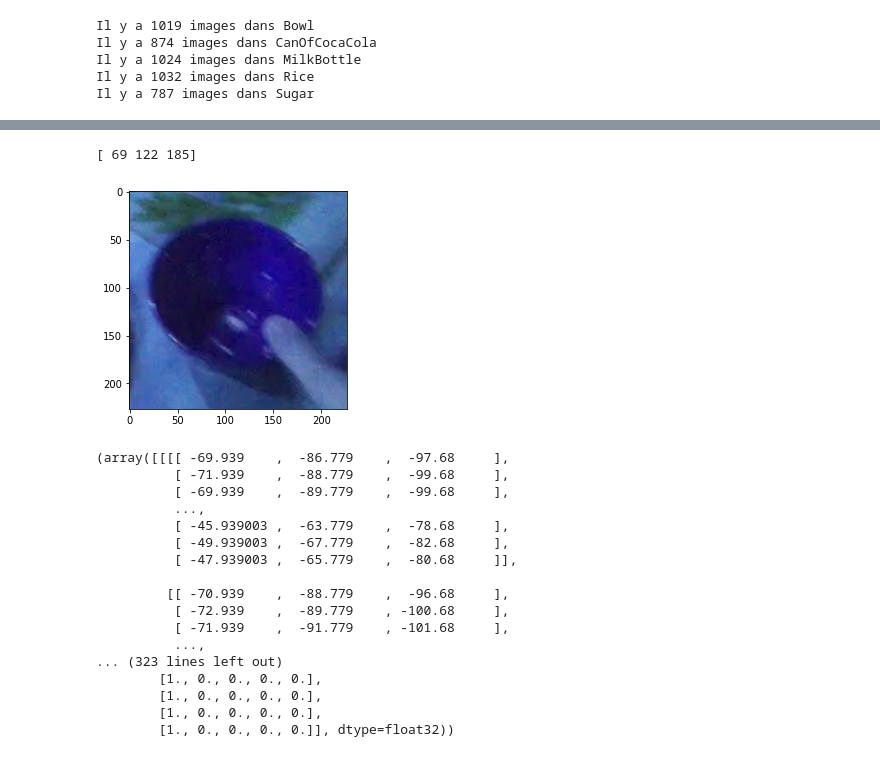
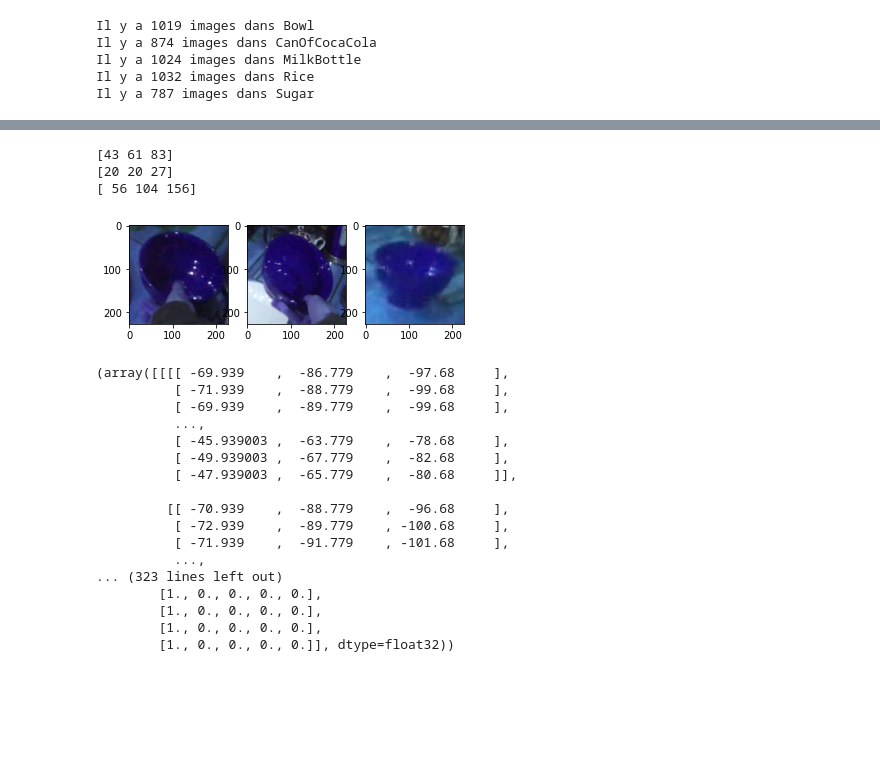
Before and after one commit to enavarro002/analyse_video, a Jupyter notebook: first_step.ipynb, the cells around one changed output, grey strips where cells are left out. Cells and saved outputs as stored; diff of their text form; code cells hidden in the pictures; blank space fills up the shorter version.

```diff
--- a/first_step.ipynb
+++ b/first_step.ipynb
@@ -271,12 +286,0 @@ Il y a 787 images dans Sugar
-# %%
-val_img = generator.flow_from_directory(
-    directory='./DB/validation/', target_size=(227, 227), color_mode='rgb', classes=None,
-    class_mode='categorical', batch_size=32, shuffle=True, seed=None,
-    save_to_dir=None, save_prefix='', save_format='png',
-    follow_links=False, interpolation='nearest'
-)
-
-val_img.num_classes
-val_img.class_indices
-val_labels = to_categorical(val_img.classes)
-len(val_img.filenames)
@@ -288,13 +286,0 @@ Found 944 images belonging to 5 classes.
-# %%
-train_img = generator.flow_from_directory(
-    directory='./DB/train/', target_size=(227, 227), color_mode='rgb', classes=None,
-    class_mode='categorical', batch_size=32, shuffle=True, seed=None,
-    save_to_dir=None, save_prefix='', save_format='png',
-    follow_links=False, interpolation='nearest'
-)
-
-
-train_img.num_classes
-train_img.class_indices
-train_labels = to_categorical(train_img.classes)
-len(train_img.filenames)
@@ -306,12 +286,0 @@ Found 3792 images belonging to 5 classes.
-# %%
-test_img = generator.flow_from_directory(
-    directory='./DB/test/', target_size=(227, 227), color_mode='rgb', classes=None,
-    class_mode='categorical', batch_size=32, shuffle=False, seed=None,
-    save_to_dir=None, save_prefix='', save_format='png',
-    follow_links=False, subset=None, interpolation='nearest'
-)
-
-test_img.num_classes
-test_img.class_indices
-test_labels = to_categorical(test_img.classes)
-len(test_img.filenames)
@@ -397,8 +338,15 @@ show_rdm_img(train_img)
-# %%
-show_rdm_img(test_img)
-# %% [output]
-[ 69 122 185]
-[figure, removed]
+# %%
+plt.subplot(131)
+show_rdm_img(train_img)
+plt.subplot(132)
+show_rdm_img(val_img)
+plt.subplot(133)
+show_rdm_img(test_img)
+# %% [output]
+[43 61 83]
+[20 20 27]
+[ 56 104 156]
+[figure, added]
 # %%
 test_img.__getitem__(0)
 # 1er batch : (x,y) avec x tableau avec les images du batch,
```
Also changed, not shown: parts of 84 cells of this notebook, 1 other file.
